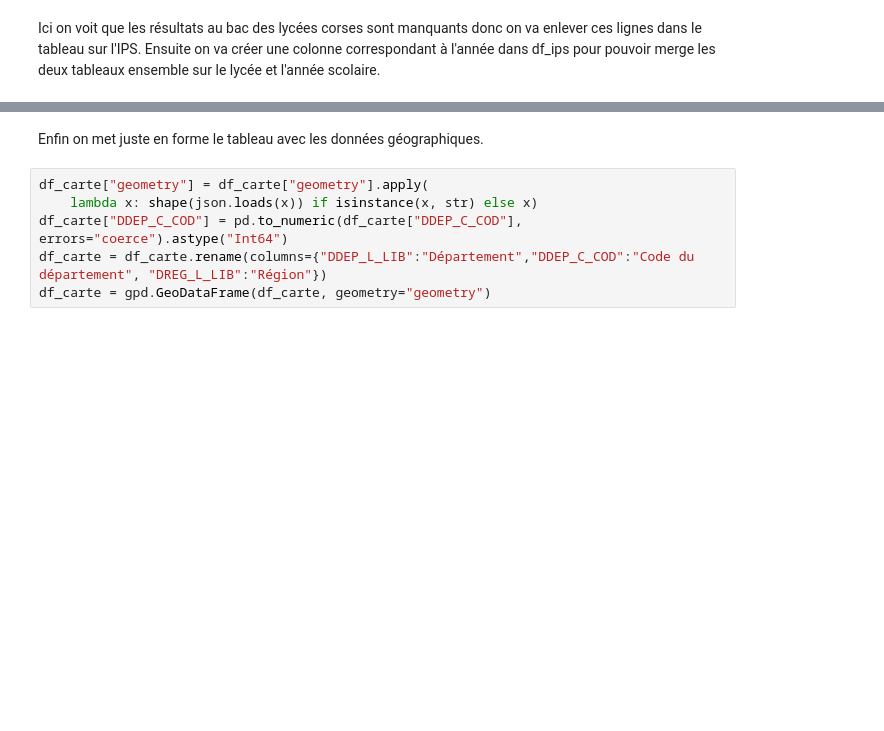
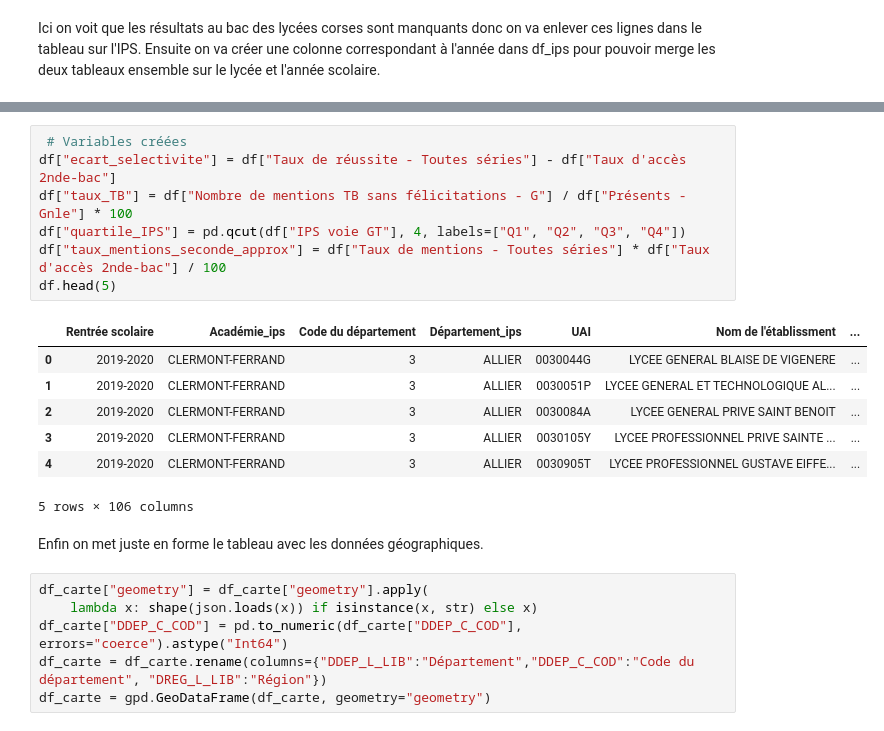
Before and after one commit to AlexisBenameur/projet-python-2AS1, a Jupyter notebook: codes/Notebook.ipynb, the cells around one changed output, grey strips where cells are left out. Cells and saved outputs as stored; diff of their text form; blank space fills up the shorter version.

```diff
--- a/codes/Notebook.ipynb
+++ b/codes/Notebook.ipynb
@@ -81,3 +156,18 @@ df.head(5)
+# %%
+ # Variables créées
+df["ecart_selectivite"] = df["Taux de réussite - Toutes séries"] - df["Taux d'accès 2nde-bac"]
+df["taux_TB"] = df["Nombre de mentions TB sans félicitations - G"] / df["Présents - Gnle"] * 100
+df["quartile_IPS"] = pd.qcut(df["IPS voie GT"], 4, labels=["Q1", "Q2", "Q3", "Q4"])
+df["taux_mentions_seconde_approx"] = df["Taux de mentions - Toutes séries"] * df["Taux d'accès 2nde-bac"] / 100
+df.head(5)
+# %% [output]
+|  | Rentrée scolaire | Académie_ips | Code du département | Département_ips | UAI | Nom de l'établissment | ... |
+| 0 | 2019-2020 | CLERMONT-FERRAND | 3 | ALLIER | 0030044G | LYCEE GENERAL BLAISE DE VIGENERE | ... |
+| 1 | 2019-2020 | CLERMONT-FERRAND | 3 | ALLIER | 0030051P | LYCEE GENERAL ET TECHNOLOGIQUE AL... | ... |
+| 2 | 2019-2020 | CLERMONT-FERRAND | 3 | ALLIER | 0030084A | LYCEE GENERAL PRIVE SAINT BENOIT | ... |
+| 3 | 2019-2020 | CLERMONT-FERRAND | 3 | ALLIER | 0030105Y | LYCEE PROFESSIONNEL PRIVE SAINTE ... | ... |
+| 4 | 2019-2020 | CLERMONT-FERRAND | 3 | ALLIER | 0030905T | LYCEE PROFESSIONNEL GUSTAVE EIFFE... | ... |
+5 rows × 106 columns
 # %% [markdown]
 Enfin on met juste en forme le tableau avec les données géographiques.
 # %%
```
Also changed, not shown: parts of 12 cells of this notebook.
